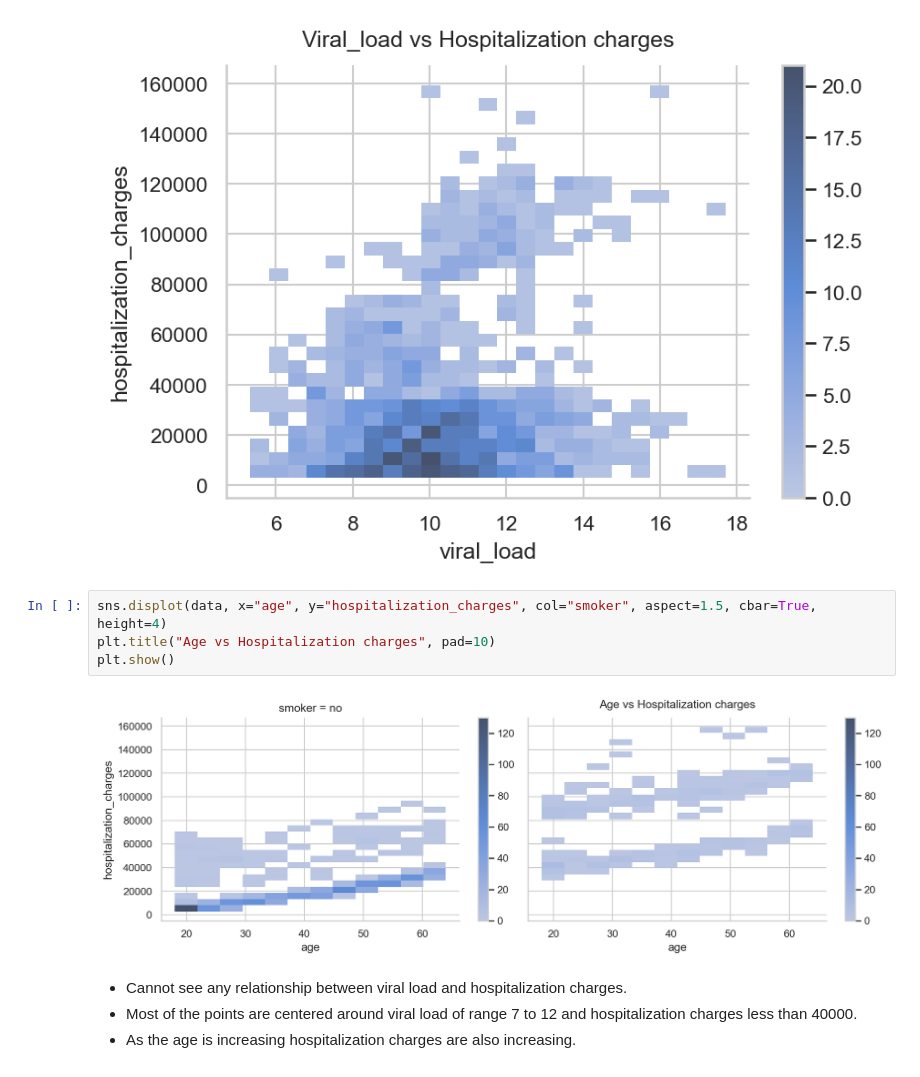
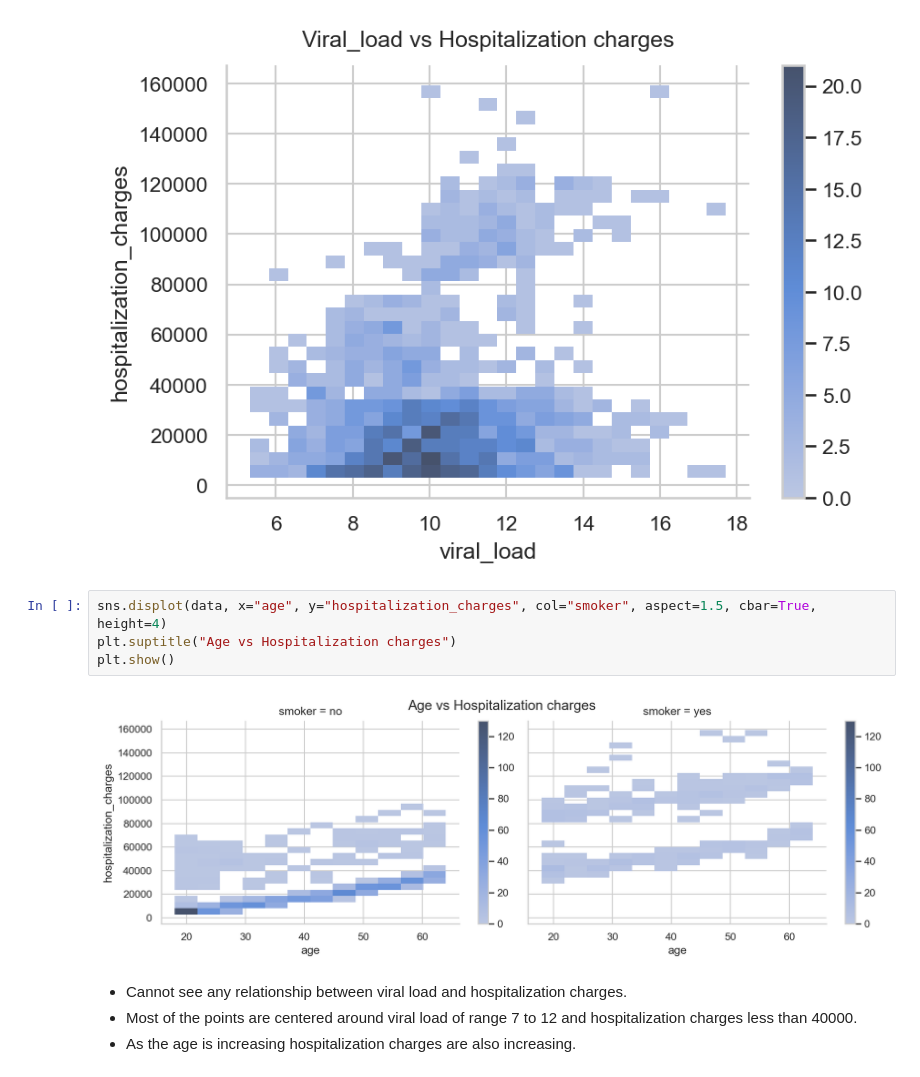
Before and after one commit to krashu/DSML, a Jupyter notebook: Case Study/apollo.ipynb, the cells around one changed output. Saved outputs shown, nothing was run; the diff lists cells and outputs as text.

```diff
--- a/Case Study/apollo1.ipynb
+++ b/Case Study/apollo.ipynb
@@ -316,10 +323,10 @@ plt.show()
 [figure]
 # %%
 sns.displot(data, x="age", y="hospitalization_charges", col="smoker", aspect=1.5, cbar=True, height=4)
-plt.title("Age vs Hospitalization charges", pad=10)
+plt.suptitle("Age vs Hospitalization charges")
 plt.show()
 # %% [output]
-[figure, old version]
+[figure, new version]
 # %% [markdown]
 - Cannot see any relationship between viral load and hospitalization charges.
 - Most of the points are centered around viral load of range 7 to 12 and hospitalization charges less than 40000.
```
Also changed, not shown: parts of 77 cells of this notebook.
